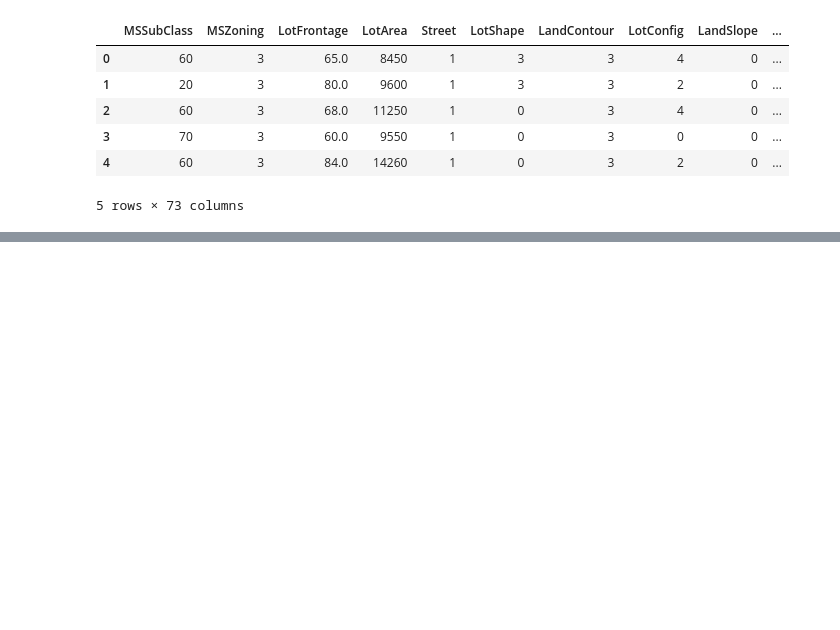
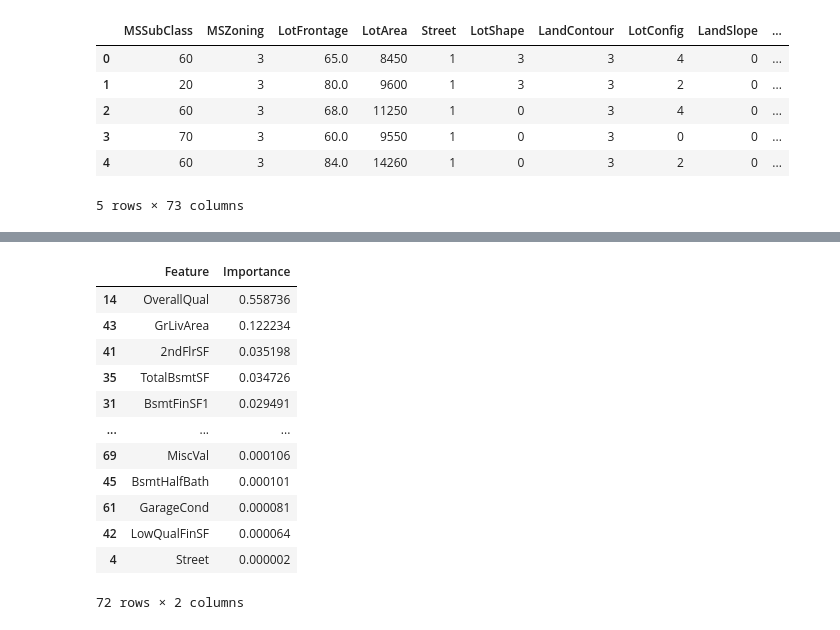
Before and after one commit to Bhargavvv412/house-price-prediction, a Jupyter notebook: House_Price_EDA.ipynb, the cells around one changed output, grey strips where cells are left out. Saved outputs shown, nothing was run; the diff lists cells and outputs as text; code cells hidden in the pictures; blank space fills up the shorter version.

```diff
--- a/House_Price_EDA.ipynb
+++ b/House_Price_EDA.ipynb
@@ -261,0 +307,18 @@ Passing `palette` without assigning `hue` is deprecated and will be removed in v
+# %%
+importances = model.feature_importances_
+feature_names = X_train.columns
+pd.DataFrame({"Feature": feature_names, "Importance": importances}).sort_values(by="Importance", ascending=False)
+# %% [output]
+|  | Feature | Importance |
+| 14 | OverallQual | 0.558736 |
+| 43 | GrLivArea | 0.122234 |
+| 41 | 2ndFlrSF | 0.035198 |
+| 35 | TotalBsmtSF | 0.034726 |
+| 31 | BsmtFinSF1 | 0.029491 |
+| ... | ... | ... |
+| 69 | MiscVal | 0.000106 |
+| 45 | BsmtHalfBath | 0.000101 |
+| 61 | GarageCond | 0.000081 |
+| 42 | LowQualFinSF | 0.000064 |
+| 4 | Street | 0.000002 |
+72 rows × 2 columns
```
Also changed, not shown: parts of 12 cells of this notebook.
